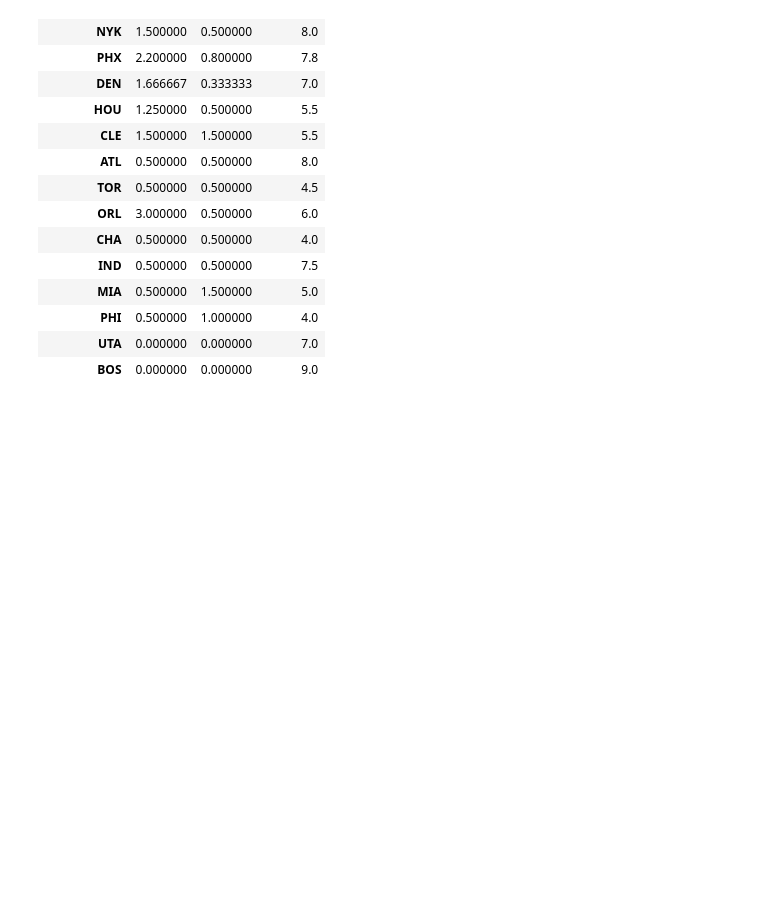
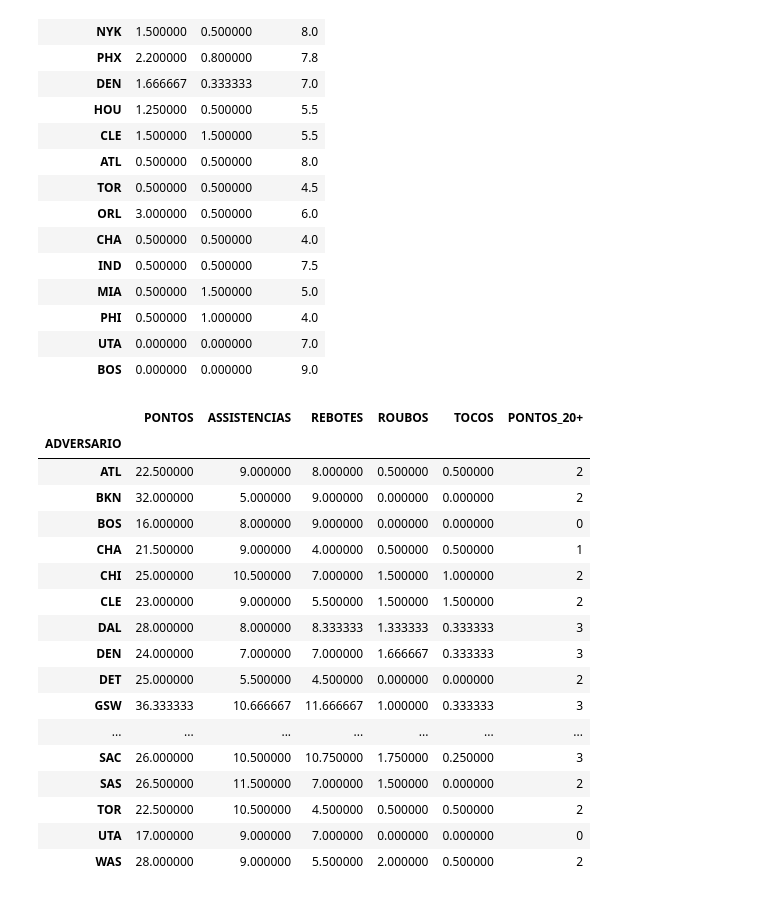
Before and after one commit to BernardoSantDev/Pipeline-de-Dados-com-API-Limpeza-e-Analise, a Jupyter notebook: notebooks/projeto_api.ipynb, the cells around one changed output. Cells and saved outputs as stored; diff of their text form; code cells hidden in the pictures; blank space fills up the shorter version.

```diff
--- a/notebooks/projeto_api.ipynb
+++ b/notebooks/projeto_api.ipynb
@@ -437,3 +437,33 @@ df.to_csv(
     index=False,
     encoding="utf-8"
 )
+# %%
+resumo_adversario = df.groupby("ADVERSARIO").agg({
+    "PONTOS": "mean",
+    "ASSISTENCIAS": "mean",
+    "REBOTES": "mean",
+    "ROUBOS": "mean",
+    "TOCOS": "mean",
+    "PONTOS_20+": "sum"
+})
+
+resumo_adversario
+# %% [output]
+|  | PONTOS | ASSISTENCIAS | REBOTES | ROUBOS | TOCOS | PONTOS_20+ |
+| ADVERSARIO |  |  |  |  |  |  |
+| ATL | 22.500000 | 9.000000 | 8.000000 | 0.500000 | 0.500000 | 2 |
+| BKN | 32.000000 | 5.000000 | 9.000000 | 0.000000 | 0.000000 | 2 |
+| BOS | 16.000000 | 8.000000 | 9.000000 | 0.000000 | 0.000000 | 0 |
+| CHA | 21.500000 | 9.000000 | 4.000000 | 0.500000 | 0.500000 | 1 |
+| CHI | 25.000000 | 10.500000 | 7.000000 | 1.500000 | 1.000000 | 2 |
+| CLE | 23.000000 | 9.000000 | 5.500000 | 1.500000 | 1.500000 | 2 |
+| DAL | 28.000000 | 8.000000 | 8.333333 | 1.333333 | 0.333333 | 3 |
+| DEN | 24.000000 | 7.000000 | 7.000000 | 1.666667 | 0.333333 | 3 |
+| DET | 25.000000 | 5.500000 | 4.500000 | 0.000000 | 0.000000 | 2 |
+| GSW | 36.333333 | 10.666667 | 11.666667 | 1.000000 | 0.333333 | 3 |
+| ... | ... | ... | ... | ... | ... | ... |
+| SAC | 26.000000 | 10.500000 | 10.750000 | 1.750000 | 0.250000 | 3 |
+| SAS | 26.500000 | 11.500000 | 7.000000 | 1.500000 | 0.000000 | 2 |
+| TOR | 22.500000 | 10.500000 | 4.500000 | 0.500000 | 0.500000 | 2 |
+| UTA | 17.000000 | 9.000000 | 7.000000 | 0.000000 | 0.000000 | 0 |
+| WAS | 28.000000 | 9.000000 | 5.500000 | 2.000000 | 0.500000 | 2 |
```
